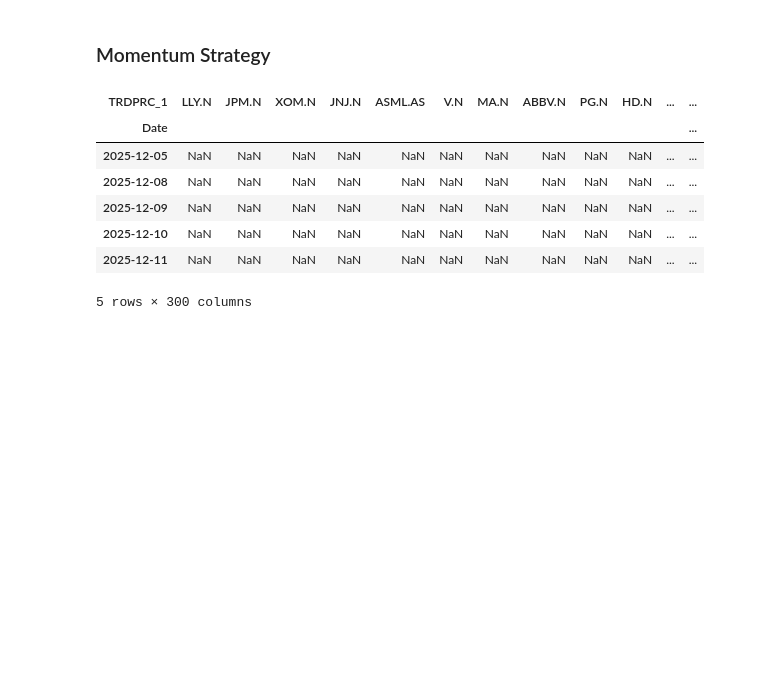
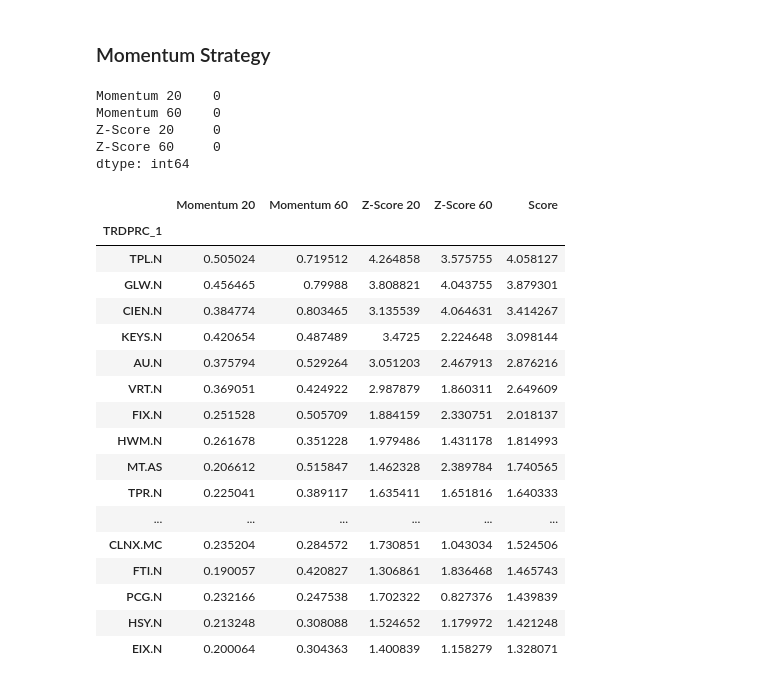
Before and after one commit to whiplash9102/ESG_Portfolio, a Jupyter notebook: v1.4/stockScreener.ipynb, the cells around one changed output. Cells and saved outputs as stored; diff of their text form; code cells hidden in the pictures; blank space fills up the shorter version.

```diff
--- a/v1.4/stockScreener.ipynb
+++ b/v1.4/stockScreener.ipynb
@@ -166,14 +258,3 @@ df_mom = df_ret.copy()
 # Calculate the  momentum of 20 day and 60 day
 mom20 = np.exp(df_mom.rolling(window=20).sum()) - 1
 mom60 = np.exp(df_mom.rolling(window=60).sum()) - 1
-
-mom20.head()
-# %% [output]
-| TRDPRC_1 | LLY.N | JPM.N | XOM.N | JNJ.N | ASML.AS | V.N | MA.N | ABBV.N | PG.N | HD.N | ... | ... |
-| Date |  |  |  |  |  |  |  |  |  |  |  | ... |
-| 2025-12-05 | NaN | NaN | NaN | NaN | NaN | NaN | NaN | NaN | NaN | NaN | ... | ... |
-| 2025-12-08 | NaN | NaN | NaN | NaN | NaN | NaN | NaN | NaN | NaN | NaN | ... | ... |
-| 2025-12-09 | NaN | NaN | NaN | NaN | NaN | NaN | NaN | NaN | NaN | NaN | ... | ... |
-| 2025-12-10 | NaN | NaN | NaN | NaN | NaN | NaN | NaN | NaN | NaN | NaN | ... | ... |
-| 2025-12-11 | NaN | NaN | NaN | NaN | NaN | NaN | NaN | NaN | NaN | NaN | ... | ... |
-5 rows × 300 columns
@@ -179,0 +265,52 @@ mom20.head()
+# %%
+# Momentum calculator toda
+mom20 = df_history / df_history.shift(20) - 1
+mom60 = df_history / df_history.shift(60) - 1
+# %%
+# Today snapshot of momentum
+mom20_t = mom20.iloc[-1]
+mom60_t = mom60.iloc[-1]
+# %%
+# Calculate the z-score of momentum
+z_cs_20 = (mom20_t - mom20_t.mean()) / mom20_t.std()
+z_cs_60 = (mom60_t - mom60_t.mean()) / mom60_t.std()
+# %%
+stocks_data = {
+    "Momentum 20": mom20_t,
+    "Momentum 60": mom60_t,
+    "Z-Score 20": z_cs_20,
+    "Z-Score 60": z_cs_60
+}
+stocks_df = pd.DataFrame(stocks_data)
+stocks_df.isna().sum()
+# %% [output]
+Momentum 20    0
+Momentum 60    0
+Z-Score 20     0
+Z-Score 60     0
+dtype: int64
+# %%
+stocks_df["Score"] = 0.7*stocks_df["Z-Score 20"] + 0.3*stocks_df["Z-Score 60"]
+top = stocks_df[(stocks_df["Momentum 60"]>0) & (stocks_df["Momentum 20"]>0)] \
+        .sort_values("Score", ascending=False).head(20)
+
+top
+# %% [output]
+|  | Momentum 20 | Momentum 60 | Z-Score 20 | Z-Score 60 | Score |
+| TRDPRC_1 |  |  |  |  |  |
+| TPL.N | 0.505024 | 0.719512 | 4.264858 | 3.575755 | 4.058127 |
+| GLW.N | 0.456465 | 0.79988 | 3.808821 | 4.043755 | 3.879301 |
+| CIEN.N | 0.384774 | 0.803465 | 3.135539 | 4.064631 | 3.414267 |
+| KEYS.N | 0.420654 | 0.487489 | 3.4725 | 2.224648 | 3.098144 |
+| AU.N | 0.375794 | 0.529264 | 3.051203 | 2.467913 | 2.876216 |
+| VRT.N | 0.369051 | 0.424922 | 2.987879 | 1.860311 | 2.649609 |
+| FIX.N | 0.251528 | 0.505709 | 1.884159 | 2.330751 | 2.018137 |
+| HWM.N | 0.261678 | 0.351228 | 1.979486 | 1.431178 | 1.814993 |
+| MT.AS | 0.206612 | 0.515847 | 1.462328 | 2.389784 | 1.740565 |
+| TPR.N | 0.225041 | 0.389117 | 1.635411 | 1.651816 | 1.640333 |
+| ... | ... | ... | ... | ... | ... |
+| CLNX.MC | 0.235204 | 0.284572 | 1.730851 | 1.043034 | 1.524506 |
+| FTI.N | 0.190057 | 0.420827 | 1.306861 | 1.836468 | 1.465743 |
+| PCG.N | 0.232166 | 0.247538 | 1.702322 | 0.827376 | 1.439839 |
+| HSY.N | 0.213248 | 0.308088 | 1.524652 | 1.179972 | 1.421248 |
+| EIX.N | 0.200064 | 0.304363 | 1.400839 | 1.158279 | 1.328071 |
```
Also changed, not shown: parts of 27 cells of this notebook, 5 other files.
